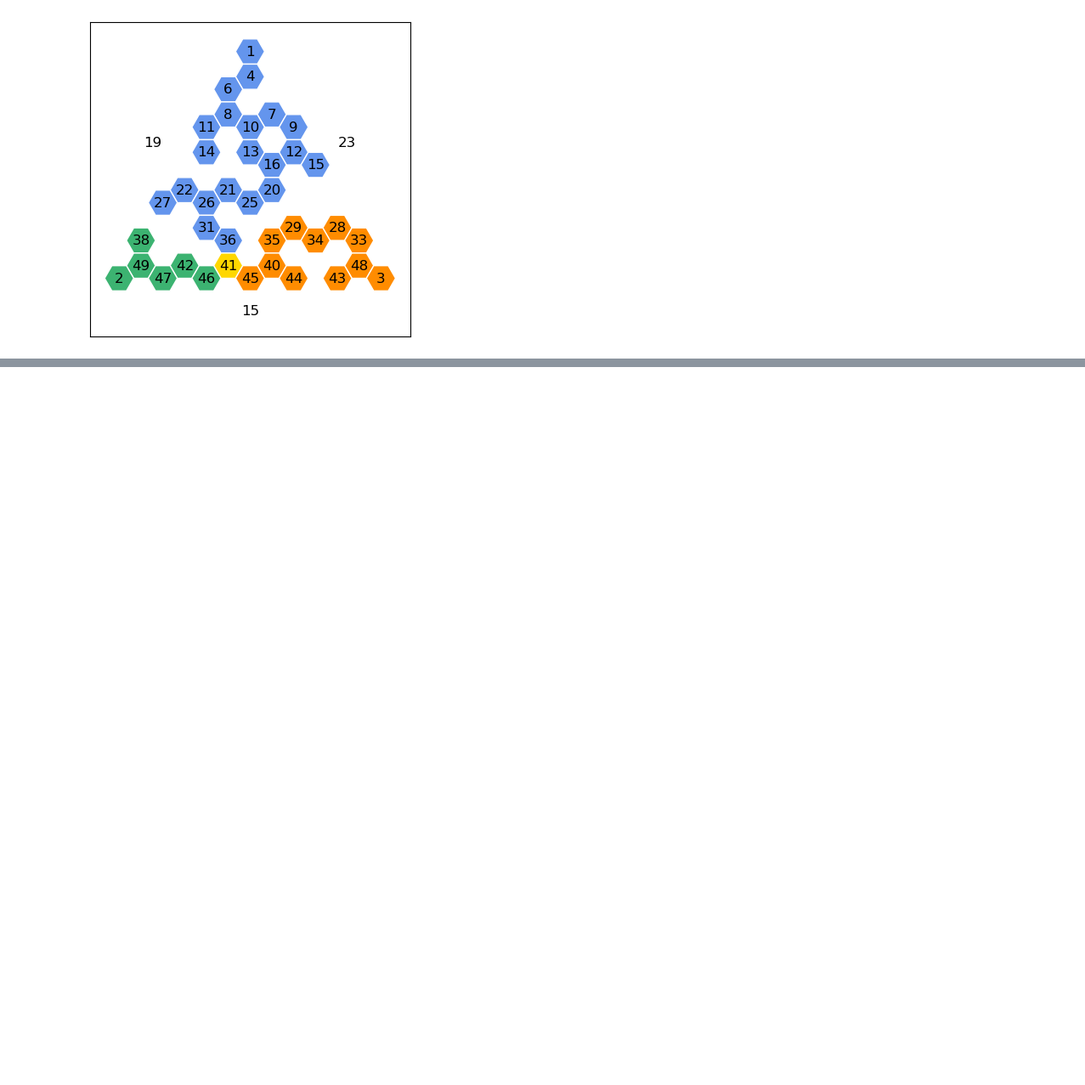
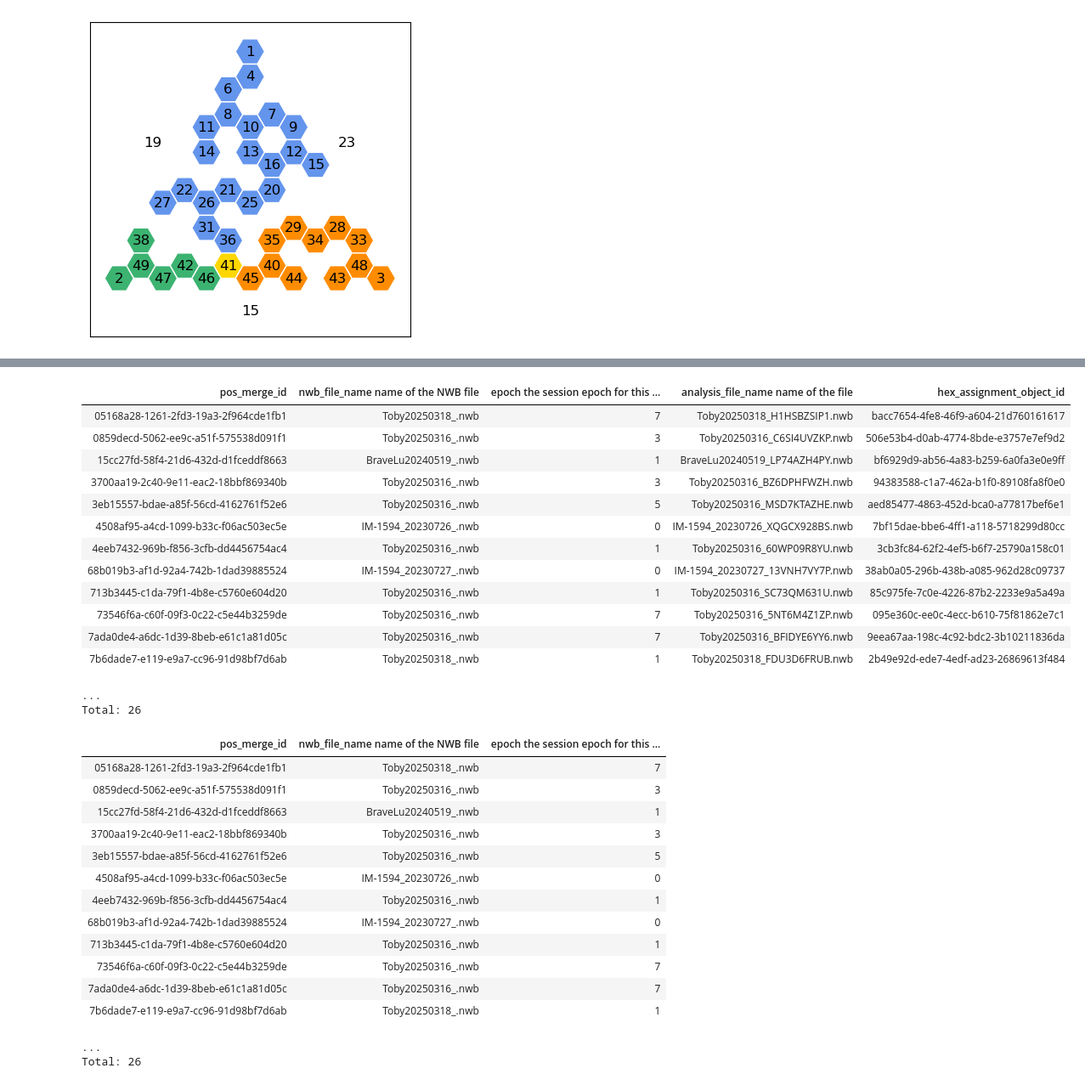
Before and after one commit to calderast/Hex-maze-spyglass, a Jupyter notebook: steph_analysis.ipynb, the cells around one changed output, grey strips where cells are left out. Shown at 85% size. Cells and saved outputs as stored; diff of their text form; code cells hidden in the pictures; blank space fills up the shorter version.

```diff
--- a/steph_analysis.ipynb
+++ b/steph_analysis.ipynb
@@ -283,0 +363,35 @@ for block in blocks:
+# %%
+display(HexPosition())
+
+display(HexPositionSelection())
+# %% [output]
+| pos_merge_id | nwb_file_name name of the NWB file | epoch the session epoch for this ... | analysis_file_name name of the file | hex_assignment_object_id |
+| 05168a28-1261-2fd3-19a3-2f964cde1fb1 | Toby20250318_.nwb | 7 | Toby20250318_H1HSBZSIP1.nwb | bacc7654-4fe8-46f9-a604-21d760161617 |
+| 0859decd-5062-ee9c-a51f-575538d091f1 | Toby20250316_.nwb | 3 | Toby20250316_C6SI4UVZKP.nwb | 506e53b4-d0ab-4774-8bde-e3757e7ef9d2 |
+| 15cc27fd-58f4-21d6-432d-d1fceddf8663 | BraveLu20240519_.nwb | 1 | BraveLu20240519_LP74AZH4PY.nwb | bf6929d9-ab56-4a83-b259-6a0fa3e0e9ff |
+| 3700aa19-2c40-9e11-eac2-18bbf869340b | Toby20250316_.nwb | 3 | Toby20250316_BZ6DPHFWZH.nwb | 94383588-c1a7-462a-b1f0-89108fa8f0e0 |
+| 3eb15557-bdae-a85f-56cd-4162761f52e6 | Toby20250316_.nwb | 5 | Toby20250316_MSD7KTAZHE.nwb | aed85477-4863-452d-bca0-a77817bef6e1 |
+| 4508af95-a4cd-1099-b33c-f06ac503ec5e | IM-1594_20230726_.nwb | 0 | IM-1594_20230726_XQGCX928BS.nwb | 7bf15dae-bbe6-4ff1-a118-5718299d80cc |
+| 4eeb7432-969b-f856-3cfb-dd4456754ac4 | Toby20250316_.nwb | 1 | Toby20250316_60WP09R8YU.nwb | 3cb3fc84-62f2-4ef5-b6f7-25790a158c01 |
+| 68b019b3-af1d-92a4-742b-1dad39885524 | IM-1594_20230727_.nwb | 0 | IM-1594_20230727_13VNH7VY7P.nwb | 38ab0a05-296b-438b-a085-962d28c09737 |
+| 713b3445-c1da-79f1-4b8e-c5760e604d20 | Toby20250316_.nwb | 1 | Toby20250316_SC73QM631U.nwb | 85c975fe-7c0e-4226-87b2-2233e9a5a49a |
+| 73546f6a-c60f-09f3-0c22-c5e44b3259de | Toby20250316_.nwb | 7 | Toby20250316_5NT6M4Z1ZP.nwb | 095e360c-ee0c-4ecc-b610-75f81862e7c1 |
+| 7ada0de4-a6dc-1d39-8beb-e61c1a81d05c | Toby20250316_.nwb | 7 | Toby20250316_BFIDYE6YY6.nwb | 9eea67aa-198c-4c92-bdc2-3b10211836da |
+| 7b6dade7-e119-e9a7-cc96-91d98bf7d6ab | Toby20250318_.nwb | 1 | Toby20250318_FDU3D6FRUB.nwb | 2b49e92d-ede7-4edf-ad23-26869613f484 |
+...
+Total: 26
+| pos_merge_id | nwb_file_name name of the NWB file | epoch the session epoch for this ... |
+| 05168a28-1261-2fd3-19a3-2f964cde1fb1 | Toby20250318_.nwb | 7 |
+| 0859decd-5062-ee9c-a51f-575538d091f1 | Toby20250316_.nwb | 3 |
+| 15cc27fd-58f4-21d6-432d-d1fceddf8663 | BraveLu20240519_.nwb | 1 |
+| 3700aa19-2c40-9e11-eac2-18bbf869340b | Toby20250316_.nwb | 3 |
+| 3eb15557-bdae-a85f-56cd-4162761f52e6 | Toby20250316_.nwb | 5 |
+| 4508af95-a4cd-1099-b33c-f06ac503ec5e | IM-1594_20230726_.nwb | 0 |
+| 4eeb7432-969b-f856-3cfb-dd4456754ac4 | Toby20250316_.nwb | 1 |
+| 68b019b3-af1d-92a4-742b-1dad39885524 | IM-1594_20230727_.nwb | 0 |
+| 713b3445-c1da-79f1-4b8e-c5760e604d20 | Toby20250316_.nwb | 1 |
+| 73546f6a-c60f-09f3-0c22-c5e44b3259de | Toby20250316_.nwb | 7 |
+| 7ada0de4-a6dc-1d39-8beb-e61c1a81d05c | Toby20250316_.nwb | 7 |
+| 7b6dade7-e119-e9a7-cc96-91d98bf7d6ab | Toby20250318_.nwb | 1 |
+...
+Total: 26
```
Also changed, not shown: parts of 12 cells of this notebook, 1 other file.
